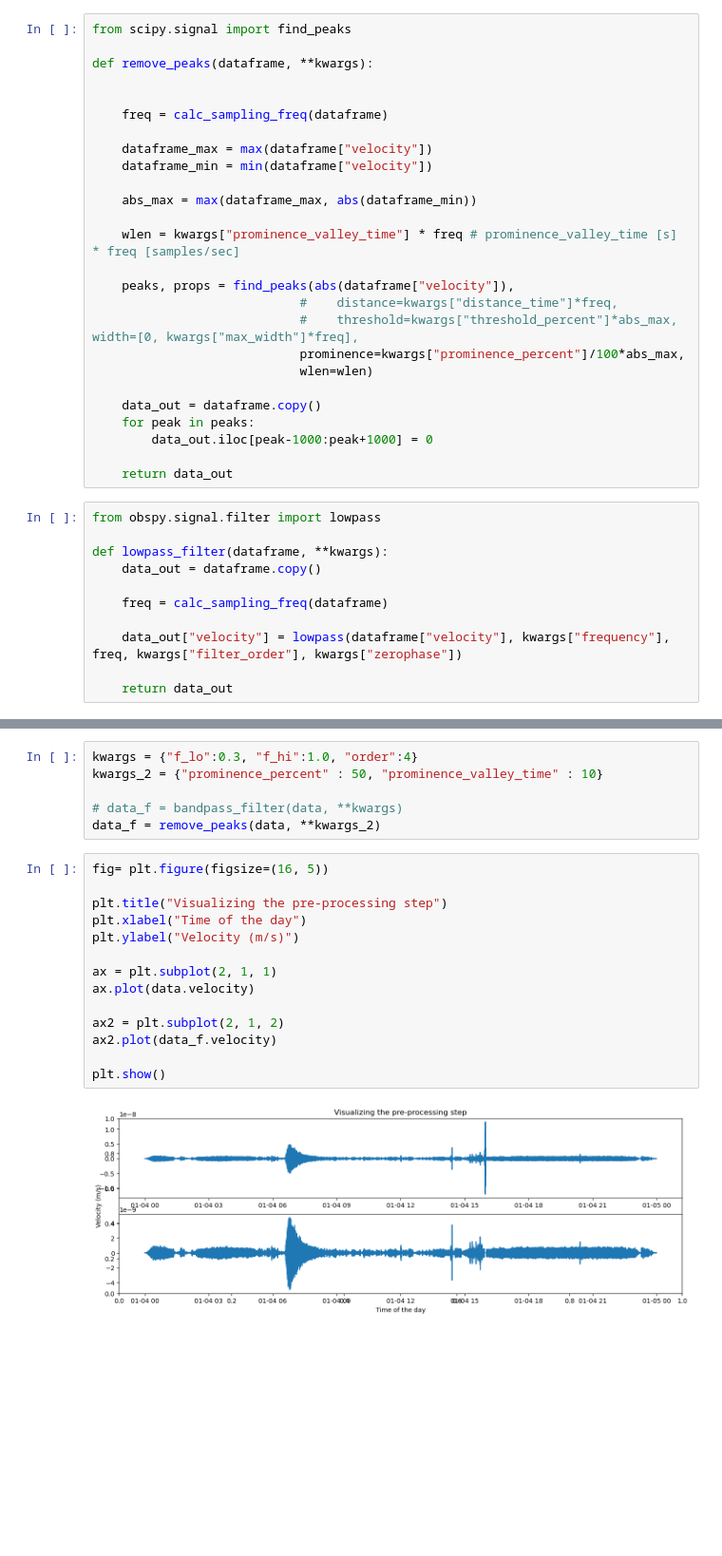
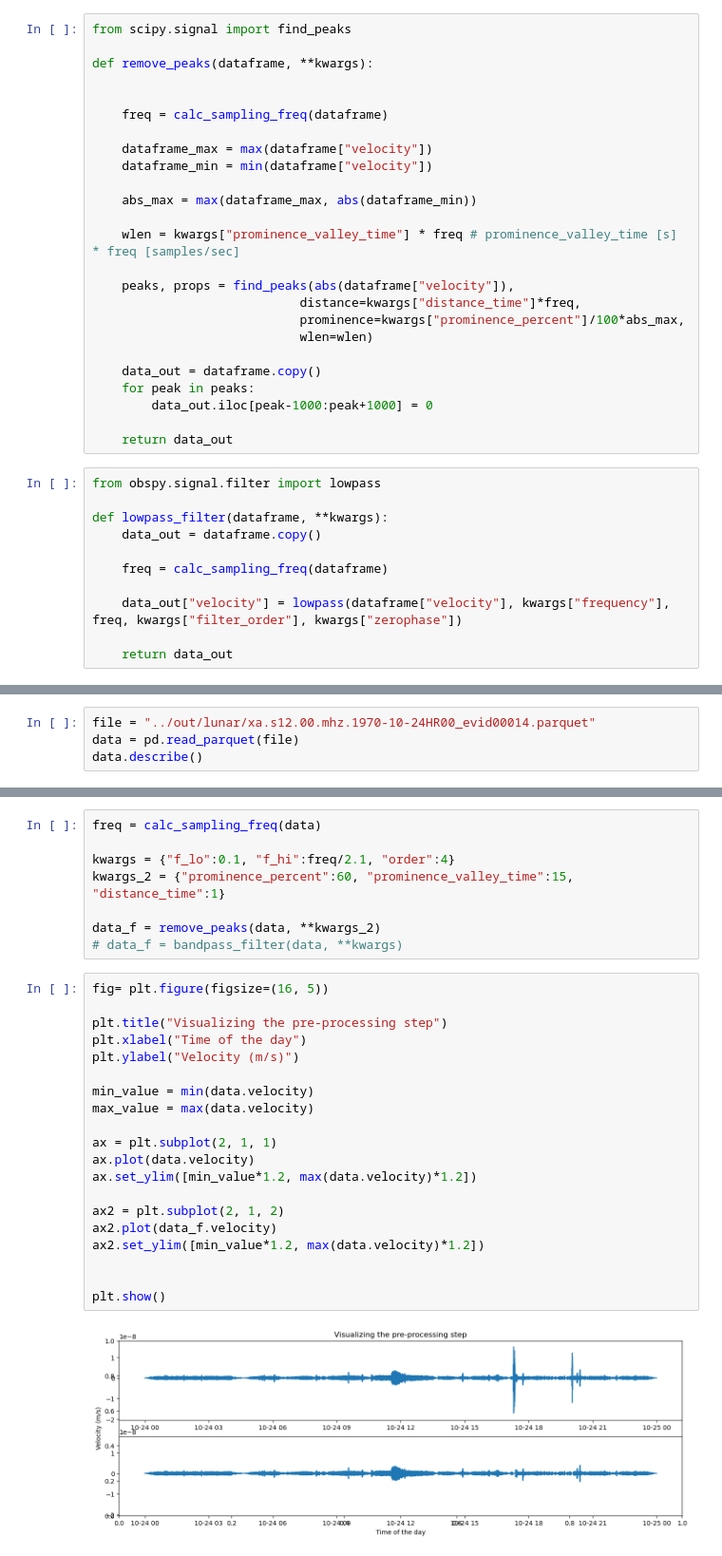
Before and after one commit to alexbeaulieu/skadra-space-apps-2024-notebooks, a Jupyter notebook: notebooks/notebook_with_filters.ipynb, the cells around one changed output, grey strips where cells are left out. Shown: that part at 95% size. Drawn from its saved outputs; the diff is of its cells as text; blank space fills up the shorter version.

```diff
--- a/notebooks/notebook_with_filters.ipynb
+++ b/notebooks/notebook_with_filters.ipynb
@@ -259,8 +259,7 @@ def remove_peaks(dataframe, **kwargs):
     wlen = kwargs["prominence_valley_time"] * freq # prominence_valley_time [s] * freq [samples/sec]
 
     peaks, props = find_peaks(abs(dataframe["velocity"]),
-                            #    distance=kwargs["distance_time"]*freq,
-                            #    threshold=kwargs["threshold_percent"]*abs_max, width=[0, kwargs["max_width"]*freq],
+                            distance=kwargs["distance_time"]*freq,
                             prominence=kwargs["prominence_percent"]/100*abs_max,
                             wlen=wlen)
 
@@ -293,0 +298,4 @@ def highpass_filter(dataframe, **kwargs):
+# %%
+file = "../out/lunar/xa.s12.00.mhz.1970-10-24HR00_evid00014.parquet"
+data = pd.read_parquet(file)
+data.describe()
@@ -294,22 +312,30 @@ def highpass_filter(dataframe, **kwargs):
 # %%
-kwargs = {"f_lo":0.3, "f_hi":1.0, "order":4}
-kwargs_2 = {"prominence_percent" : 50, "prominence_valley_time" : 10}
+freq = calc_sampling_freq(data)
 
+kwargs = {"f_lo":0.1, "f_hi":freq/2.1, "order":4}
+kwargs_2 = {"prominence_percent":60, "prominence_valley_time":15, "distance_time":1}
+
+data_f = remove_peaks(data, **kwargs_2)
 # data_f = bandpass_filter(data, **kwargs)
-data_f = remove_peaks(data, **kwargs_2)
 # %%
 fig= plt.figure(figsize=(16, 5))
 
 plt.title("Visualizing the pre-processing step")
 plt.xlabel("Time of the day")
 plt.ylabel("Velocity (m/s)")
 
+min_value = min(data.velocity)
+max_value = max(data.velocity)
+
 ax = plt.subplot(2, 1, 1)
 ax.plot(data.velocity)
+ax.set_ylim([min_value*1.2, max(data.velocity)*1.2])
 
 ax2 = plt.subplot(2, 1, 2)
 ax2.plot(data_f.velocity)
+ax2.set_ylim([min_value*1.2, max(data.velocity)*1.2])
+
 
 plt.show()
 # %% [output]
-[figure, old version]
+[figure, new version]
```
Also changed, not shown: parts of 14 cells of this notebook.
